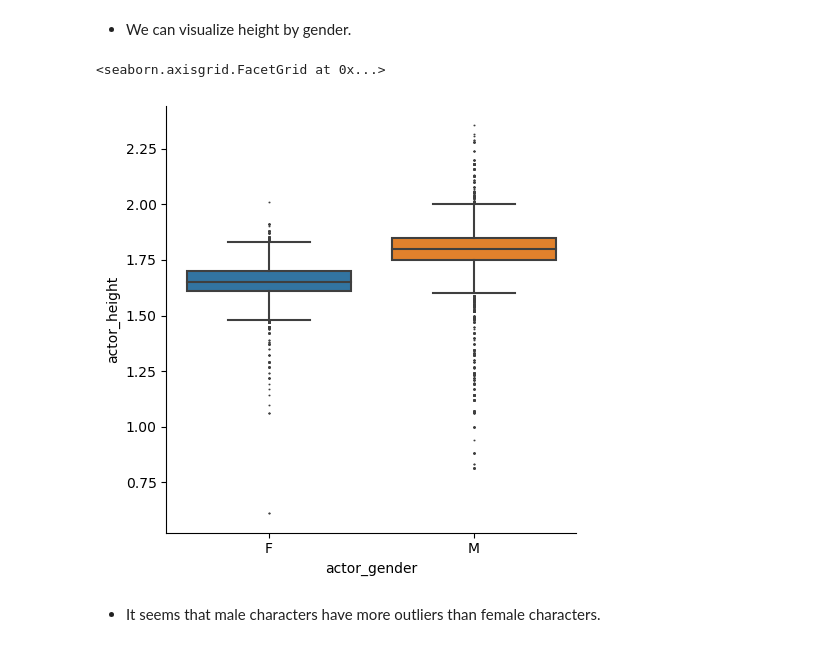
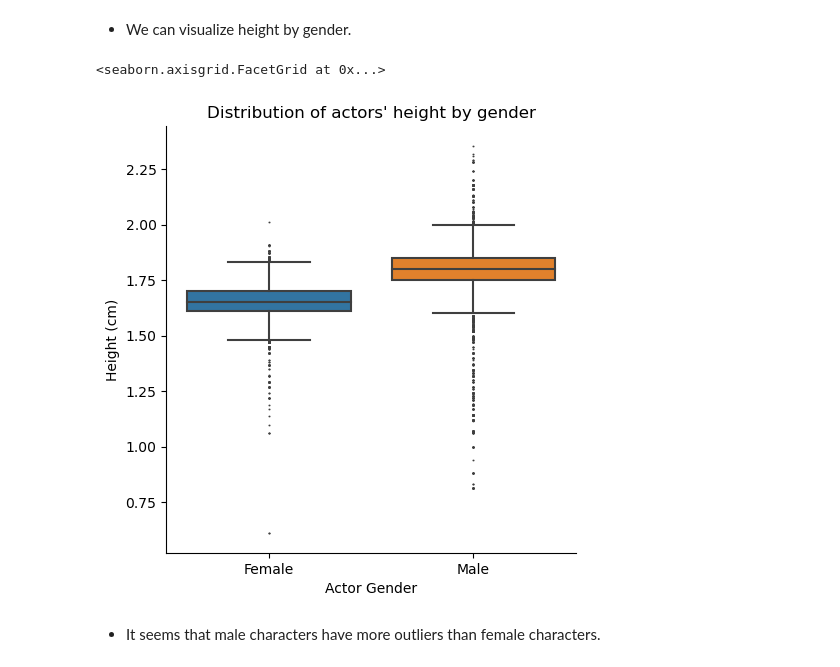
Before and after one commit to epfl-ada/ada-2022-project-armada, a Jupyter notebook: P2.ipynb, the cells around one changed output. Drawn from its saved outputs; the diff is of its cells as text; code cells hidden in the pictures.

```diff
--- a/P2.ipynb
+++ b/P2.ipynb
@@ -573,10 +543,13 @@ Text(0, 0.5, 'Height (cm)')
 # %% [markdown]
 - We can visualize height by gender.
 # %%
-sns.catplot(data=characters_gender_height, x="actor_gender", y="actor_height", kind="box", fliersize=0.5)
+# Plot the distribution of height by gender
+g = sns.catplot(data=characters_gender_height, x="actor_gender", y="actor_height", kind="box", fliersize=0.5).set(title="Distribution of actors' height by gender")
+g.set_axis_labels("Actor Gender", "Height (cm)")
+g.set_xticklabels(["Female", "Male"])
 # %% [output]
 <seaborn.axisgrid.FacetGrid at 0x...>
-[figure, old version]
+[figure, new version]
 # %% [markdown]
 - It seems that male characters have more outliers than female characters.
 # %% [markdown]
```
Also changed, not shown: parts of 66 cells of this notebook.
